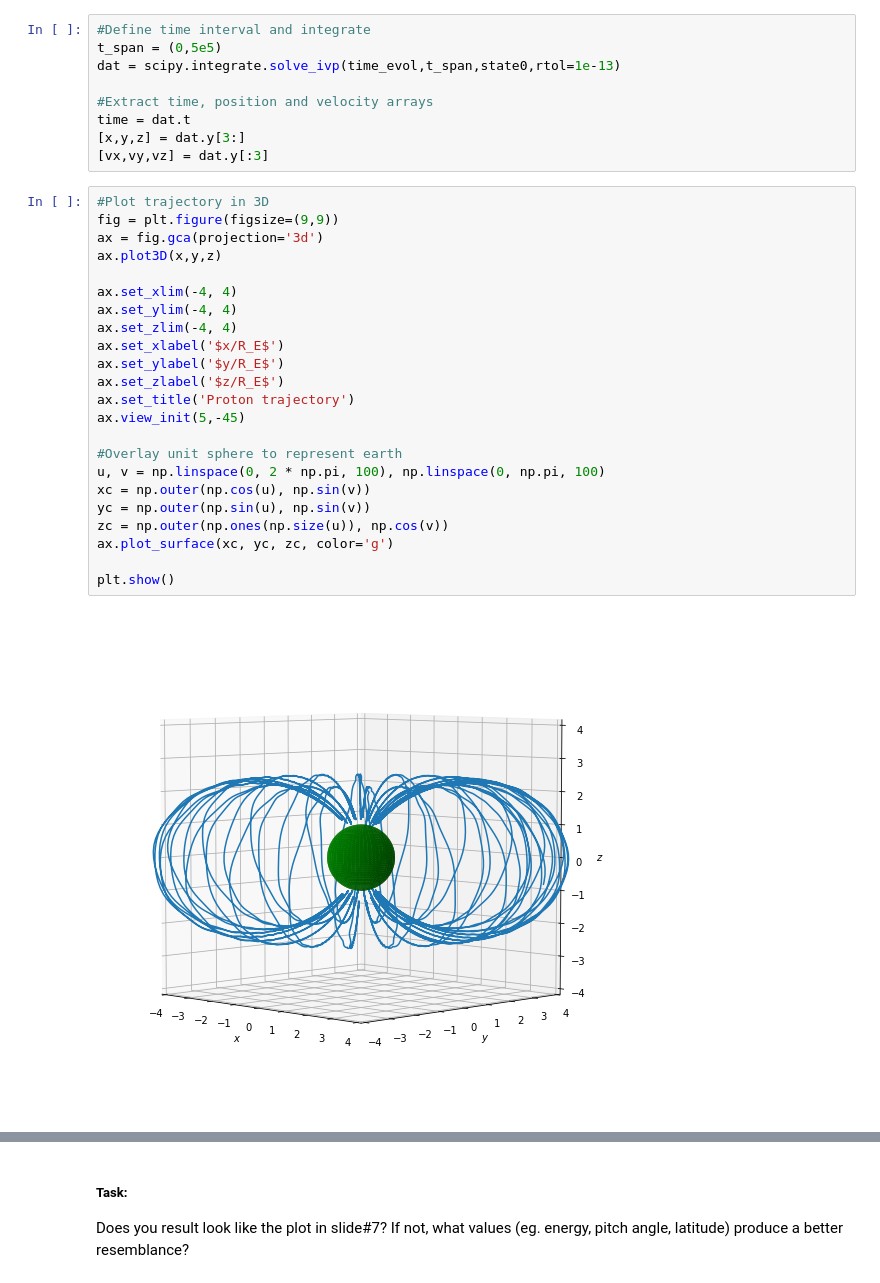
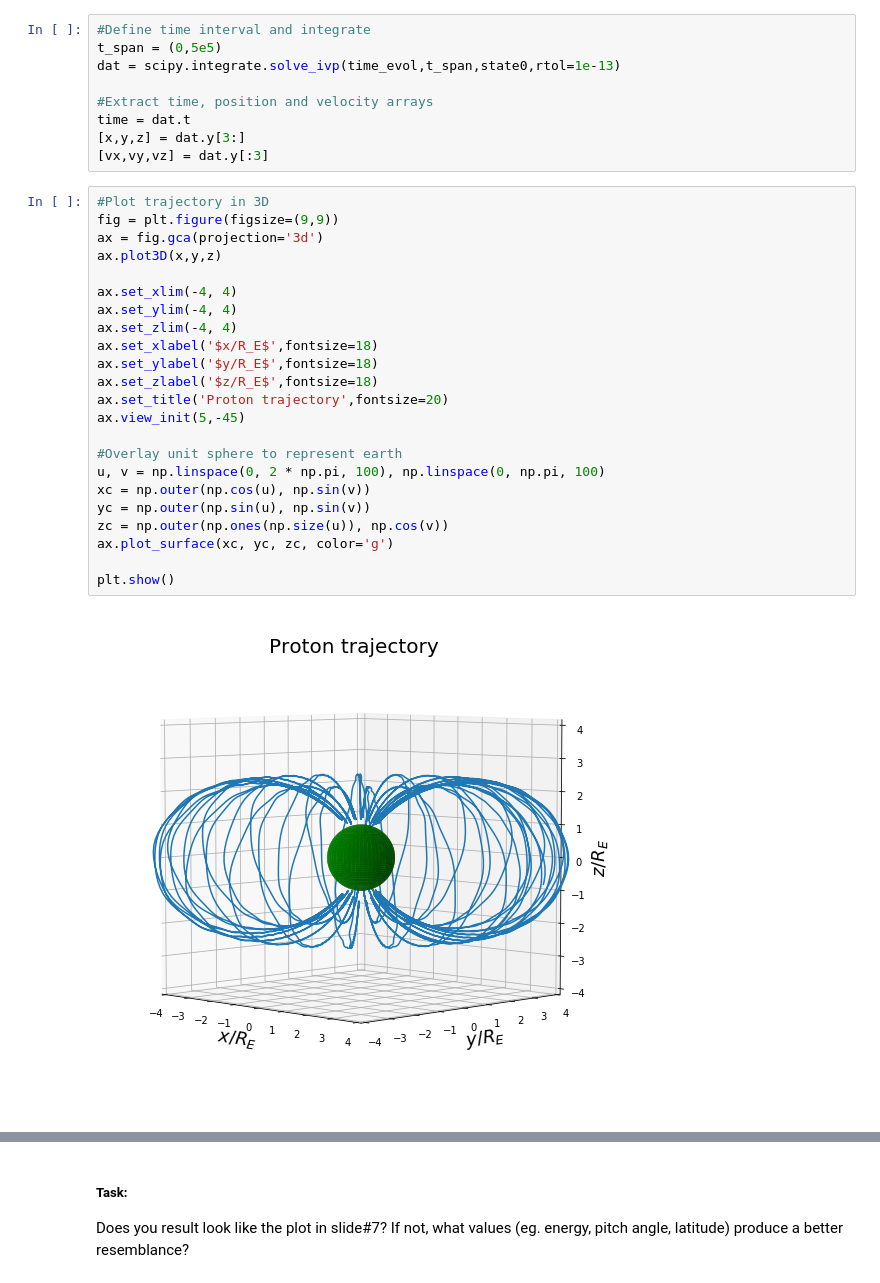
Before and after one commit to AlexanderHickey/PHYS581, a Jupyter notebook: Assignment 2/Assignment #2.ipynb, the cells around one changed output, grey strips where cells are left out. Drawn from its saved outputs; the diff is of its cells as text.

```diff
--- a/Assignment 2/Assignment #2.ipynb
+++ b/Assignment 2/Assignment #2.ipynb
@@ -202,25 +202,25 @@ time = dat.t
 # %%
 #Plot trajectory in 3D
 fig = plt.figure(figsize=(9,9))
 ax = fig.gca(projection='3d')
 ax.plot3D(x,y,z)
 
 ax.set_xlim(-4, 4)
 ax.set_ylim(-4, 4)
 ax.set_zlim(-4, 4)
-ax.set_xlabel('$x/R_E$')
-ax.set_ylabel('$y/R_E$')
-ax.set_zlabel('$z/R_E$')
-ax.set_title('Proton trajectory')
+ax.set_xlabel('$x/R_E$',fontsize=18)
+ax.set_ylabel('$y/R_E$',fontsize=18)
+ax.set_zlabel('$z/R_E$',fontsize=18)
+ax.set_title('Proton trajectory',fontsize=20)
 ax.view_init(5,-45)
 
 #Overlay unit sphere to represent earth
 u, v = np.linspace(0, 2 * np.pi, 100), np.linspace(0, np.pi, 100)
 xc = np.outer(np.cos(u), np.sin(v))
 yc = np.outer(np.sin(u), np.sin(v))
 zc = np.outer(np.ones(np.size(u)), np.cos(v))
 ax.plot_surface(xc, yc, zc, color='g')
 
 plt.show()
 # %% [output]
-[figure, old version]
+[figure, new version]
```
Also changed, not shown: parts of 5 cells of this notebook.
